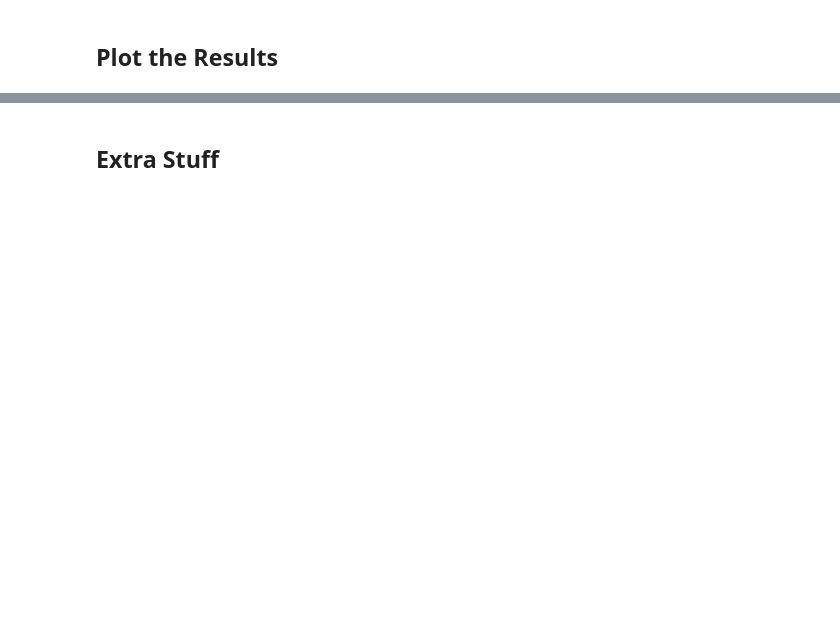
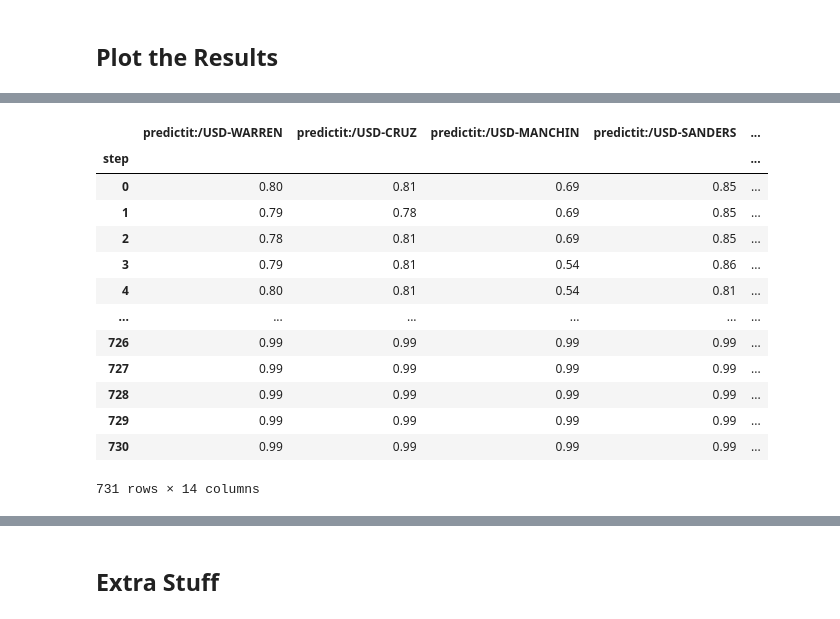
Before and after one commit to jasonfiacco/deeptrader, a Jupyter notebook: examples/predict_it_v2-Ray-attempt-v3.ipynb, the cells around one changed output, grey strips where cells are left out. Cells and saved outputs as stored; diff of their text form; code cells hidden in the pictures; blank space fills up the shorter version.

```diff
--- a/examples/predict_it_v2-Ray-attempt-v3.ipynb
+++ b/examples/predict_it_v2-Ray-attempt-v3.ipynb
@@ -617,3 +559,21 @@ plt.show()
+# %%
+p = portfolio.performance
+p.loc[:, [("/USD" in name) for name in p.columns]]
+# %% [output]
+|  | predictit:/USD-WARREN | predictit:/USD-CRUZ | predictit:/USD-MANCHIN | predictit:/USD-SANDERS | ... |
+| step |  |  |  |  | ... |
+| 0 | 0.80 | 0.81 | 0.69 | 0.85 | ... |
+| 1 | 0.79 | 0.78 | 0.69 | 0.85 | ... |
+| 2 | 0.78 | 0.81 | 0.69 | 0.85 | ... |
+| 3 | 0.79 | 0.81 | 0.54 | 0.86 | ... |
+| 4 | 0.80 | 0.81 | 0.54 | 0.81 | ... |
+| ... | ... | ... | ... | ... | ... |
+| 726 | 0.99 | 0.99 | 0.99 | 0.99 | ... |
+| 727 | 0.99 | 0.99 | 0.99 | 0.99 | ... |
+| 728 | 0.99 | 0.99 | 0.99 | 0.99 | ... |
+| 729 | 0.99 | 0.99 | 0.99 | 0.99 | ... |
+| 730 | 0.99 | 0.99 | 0.99 | 0.99 | ... |
+731 rows × 14 columns
 # %%
 ### Plot the total balance in each type of item
 portfolio.weights.iloc[:,:].plot(figsize=(10, 6))
```
Also changed, not shown: parts of 13 cells of this notebook, 3 other files.
